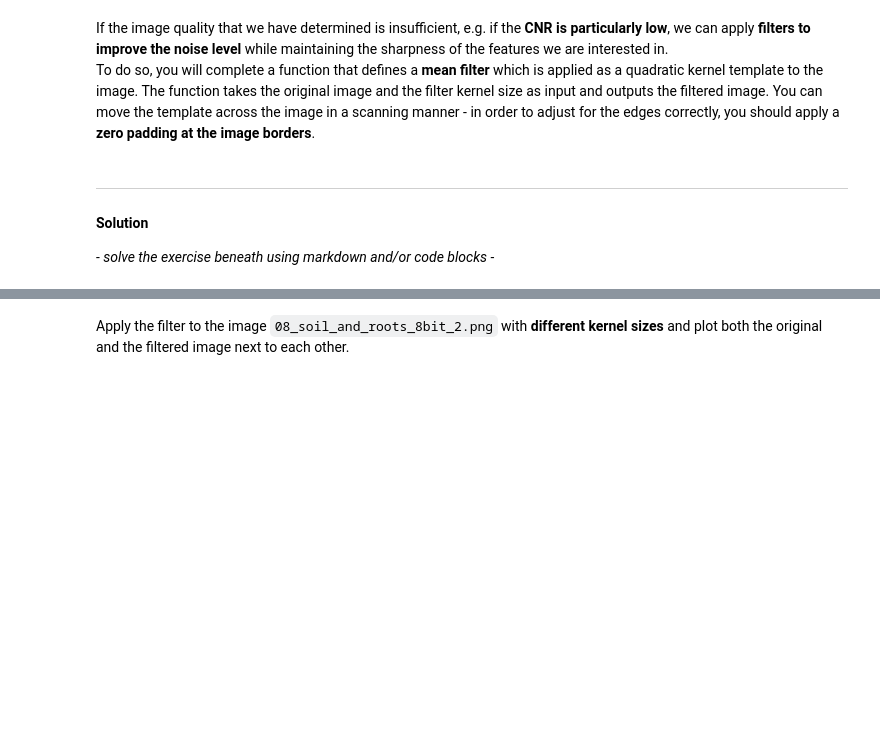
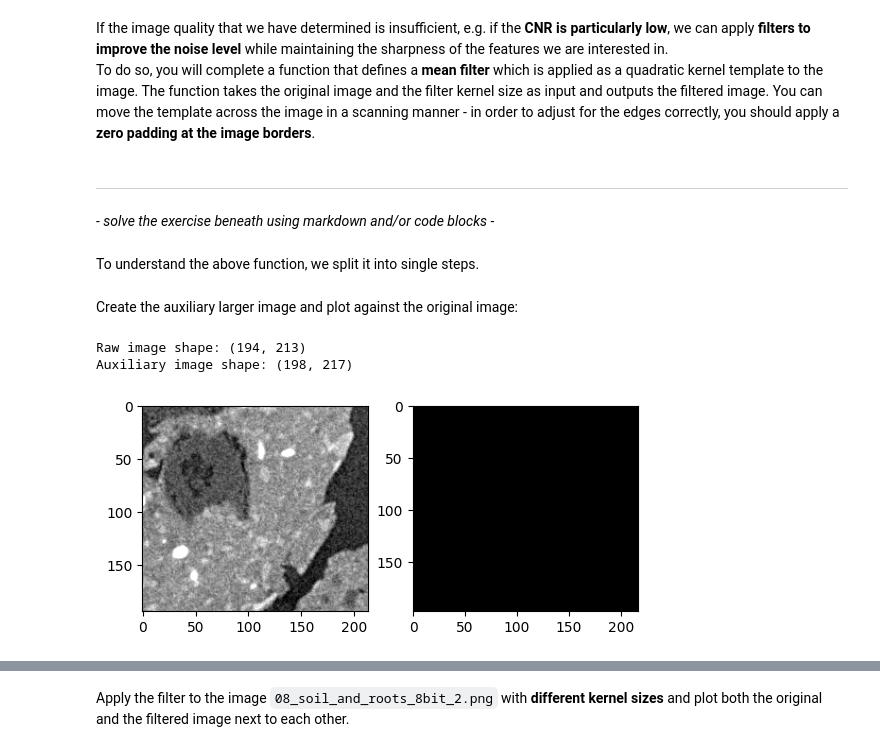
Before and after one commit to cawi-hro/SynchotronTechniques_MSF_CDMA, a Jupyter notebook: exercises/09_STMC_Image_processing_filters_solution.ipynb, the cells around one changed output, grey strips where cells are left out. Drawn from its saved outputs; the diff is of its cells as text; code cells hidden in the pictures; blank space fills up the shorter version.

Commit message:
update exercise 9; added a section to split mean_filter in sections for a better understanding of the code.

```diff
--- a/exercises/09_STMC_Image_processing_filters_solution.ipynb
+++ b/exercises/09_STMC_Image_processing_filters_solution.ipynb
@@ -113,7 +110,6 @@ If the image quality that we have determined is insufficient, e.g. if the **CNR
 To do so, you will complete a function that defines a **mean filter** which is applied as a quadratic kernel template to the image. The function takes the original image and the filter kernel size as input and outputs the filtered image. You can move the template across the image in a scanning manner - in order to adjust for the edges correctly, you should apply a **zero padding at the image borders**.
 # %% [markdown]
 ---
-#### Solution
 _- solve the exercise beneath using markdown and/or code blocks -_
 # %%
 def mean_filter(image, filter_size):
@@ -141 +150,28 @@ def mean_filter(image, filter_size):
     return img_final
+# %% [markdown]
+To understand the above function, we split it into single steps.
+# %%
+image = image_raw
+
+# set the filter size parameter
+filter_size = 4
+
+# Calculate the padding needed to extend the image edges in all directions
+padding = filter_size // 2
+# Create an empty image with the same dimensions as the input image
+img_final = np.zeros((image.shape))
+# %% [markdown]
+Create the auxiliary larger image and plot against the original image:
+# %%
+img_aux = np.zeros((image.shape[0] + padding * 2, image.shape[1] + padding * 2))
+
+fig, (ax1, ax2) = plt.subplots(1, 2)
+ax1.imshow(image_raw, cmap="gray")
+ax2.imshow(img_aux, cmap="gray")
+
+print(f"Raw image shape: {image_raw.shape}")
+print(f"Auxiliary image shape: {img_aux.shape}")
+# %% [output]
+Raw image shape: (194, 213)
+Auxiliary image shape: (198, 217)
+[figure, added]
```
Also changed, not shown: parts of 32 cells of this notebook, 1 other file.
